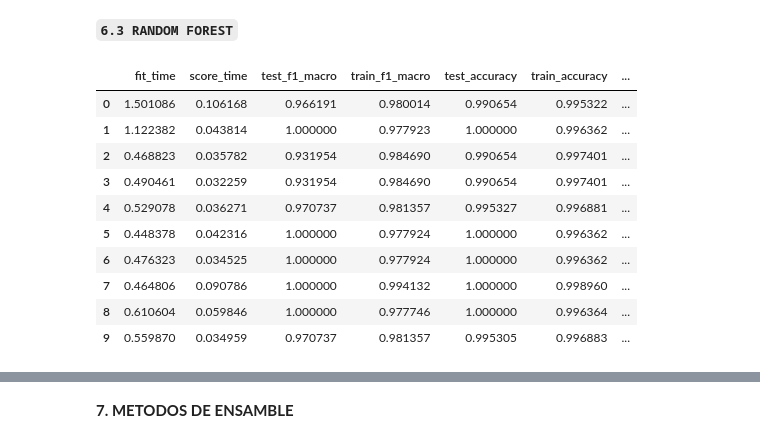
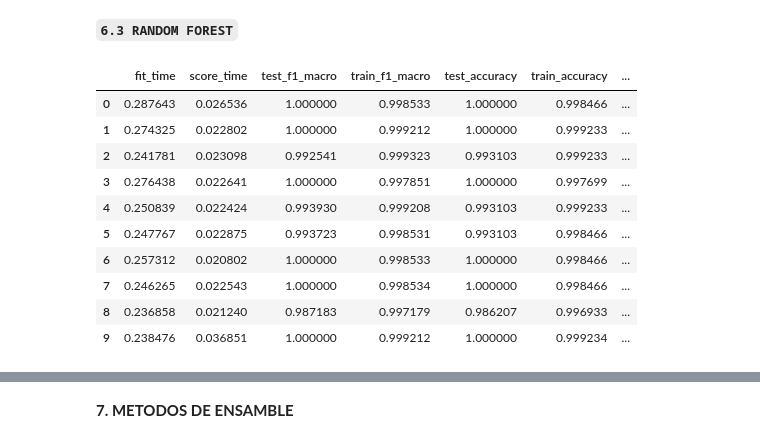
Before and after one commit to Borregonorrea/Mineria-Estado-Cultivo, a Jupyter notebook: 4_Modelamiento_analisis_cultivo.ipynb, the cells around one changed output, grey strips where cells are left out. Saved outputs shown, nothing was run; the diff lists cells and outputs as text; code cells hidden in the pictures.

```diff
--- a/4_Modelamiento_analisis_cultivo.ipynb
+++ b/4_Modelamiento_analisis_cultivo.ipynb
@@ -106,32 +108,36 @@ profile_data
 # %%
 X = data.drop("'ESTADO FISICO DEL CULTIVO'", axis = 1)
 Y = data["'ESTADO FISICO DEL CULTIVO'"]
+
+from sklearn.model_selection import train_test_split
+X_train_cv, X_test_final, Y_train_cv, Y_test_final = train_test_split(
+    X, Y, test_size=0.3, random_state=42, stratify=Y
+)
 # %%
+#Balanceo de solo el 70% de los datos
 
-#from os import device_encoding
-#La clase minoritaria tendrá el 50% del tamaño de la clase mayoritaria, adicionando datos sintéticos
+from os import device_encoding
 #SMOTENC es para cuando hay variables categoricas
 #SMOTE es cuando son variables numéricas
-#from imblearn.over_sampling import SMOTE, SMOTENC
+from imblearn.over_sampling import SMOTE, SMOTENC
 
-#total_categorias_objetivo = Y.value_counts()
-#categoria_mayor = total_categorias_objetivo.max()
+total_categorias_objetivo = Y_train_cv.value_counts()
+categoria_mayor = total_categorias_objetivo.max()
 
-#categorias_size = int(categoria_mayor * 0.25)
+categorias_size = int(categoria_mayor * 0.25)
 
-#estr_dict = {}
+estr_dict = {}
 
-#for clase, count in total_categorias_objetivo.items():
-#  if count < categorias_size:
-#    estr_dict[clase] = categorias_size
-#  else:
-#    estr_dict[clase] = count
+for clase, count in total_categorias_objetivo.items():
+  if count < categorias_size:
+    estr_dict[clase] = categorias_size
+  else:
+    estr_dict[clase] = count
 
-#smote = SMOTENC(k_neighbors=2, categorical_features=[0,1,2,3,8], sampling_strategy=estr_dict)
+smote = SMOTENC(k_neighbors=2, categorical_features=[0,1,2,3,8], sampling_strategy=estr_dict)
 
+X_train_smote, Y_train_smote = smote.fit_resample(X_train_cv, Y_train_cv)
 
-#X_smote, y_smote = smote.fit_resample(X,Y)
-
-#data = pd.DataFrame(columns=X_smote.columns.values, data=X_smote)
-#data["'ESTADO FISICO DEL CULTIVO'"] = y_smote
-#data["'ESTADO FISICO DEL CULTIVO'"].value_counts().plot(kind='bar')
+data = pd.DataFrame(columns=X_train_smote.columns.values, data=X_train_smote)
+data["'ESTADO FISICO DEL CULTIVO'"] = Y_train_smote
+data["'ESTADO FISICO DEL CULTIVO'"].value_counts().plot(kind='bar')
@@ -329,24 +335,24 @@ print(comparacion_CV)
 # %%
 from sklearn.ensemble import RandomForestClassifier
 
 model_rf = RandomForestClassifier(n_estimators=100, max_depth=10, min_samples_split=10,
                                   min_samples_leaf=5, random_state=42)
 
-scores = cross_validate(model_rf, X, Y, cv=cv, scoring=scoring, return_train_score=True, return_estimator=False)
+scores = cross_validate(model_rf, X_train_smote, Y_train_smote, cv=cv, scoring=scoring, return_train_score=True, return_estimator=False)
 scores=pd.DataFrame(scores) #Se almacenan los resultados en un dataframe
 scores
 # %% [output]
 |  | fit_time | score_time | test_f1_macro | train_f1_macro | test_accuracy | train_accuracy | ... |
-| 0 | 1.501086 | 0.106168 | 0.966191 | 0.980014 | 0.990654 | 0.995322 | ... |
-| 1 | 1.122382 | 0.043814 | 1.000000 | 0.977923 | 1.000000 | 0.996362 | ... |
-| 2 | 0.468823 | 0.035782 | 0.931954 | 0.984690 | 0.990654 | 0.997401 | ... |
-| 3 | 0.490461 | 0.032259 | 0.931954 | 0.984690 | 0.990654 | 0.997401 | ... |
-| 4 | 0.529078 | 0.036271 | 0.970737 | 0.981357 | 0.995327 | 0.996881 | ... |
-| 5 | 0.448378 | 0.042316 | 1.000000 | 0.977924 | 1.000000 | 0.996362 | ... |
-| 6 | 0.476323 | 0.034525 | 1.000000 | 0.977924 | 1.000000 | 0.996362 | ... |
-| 7 | 0.464806 | 0.090786 | 1.000000 | 0.994132 | 1.000000 | 0.998960 | ... |
-| 8 | 0.610604 | 0.059846 | 1.000000 | 0.977746 | 1.000000 | 0.996364 | ... |
-| 9 | 0.559870 | 0.034959 | 0.970737 | 0.981357 | 0.995305 | 0.996883 | ... |
+| 0 | 0.287643 | 0.026536 | 1.000000 | 0.998533 | 1.000000 | 0.998466 | ... |
+| 1 | 0.274325 | 0.022802 | 1.000000 | 0.999212 | 1.000000 | 0.999233 | ... |
+| 2 | 0.241781 | 0.023098 | 0.992541 | 0.999323 | 0.993103 | 0.999233 | ... |
+| 3 | 0.276438 | 0.022641 | 1.000000 | 0.997851 | 1.000000 | 0.997699 | ... |
+| 4 | 0.250839 | 0.022424 | 0.993930 | 0.999208 | 0.993103 | 0.999233 | ... |
+| 5 | 0.247767 | 0.022875 | 0.993723 | 0.998531 | 0.993103 | 0.998466 | ... |
+| 6 | 0.257312 | 0.020802 | 1.000000 | 0.998533 | 1.000000 | 0.998466 | ... |
+| 7 | 0.246265 | 0.022543 | 1.000000 | 0.998534 | 1.000000 | 0.998466 | ... |
+| 8 | 0.236858 | 0.021240 | 0.987183 | 0.997179 | 0.986207 | 0.996933 | ... |
+| 9 | 0.238476 | 0.036851 | 1.000000 | 0.999212 | 1.000000 | 0.999234 | ... |
 # %%
 scores.mean()
 # %% [output]
```
Also changed, not shown: parts of 40 cells of this notebook, 9 other files.
